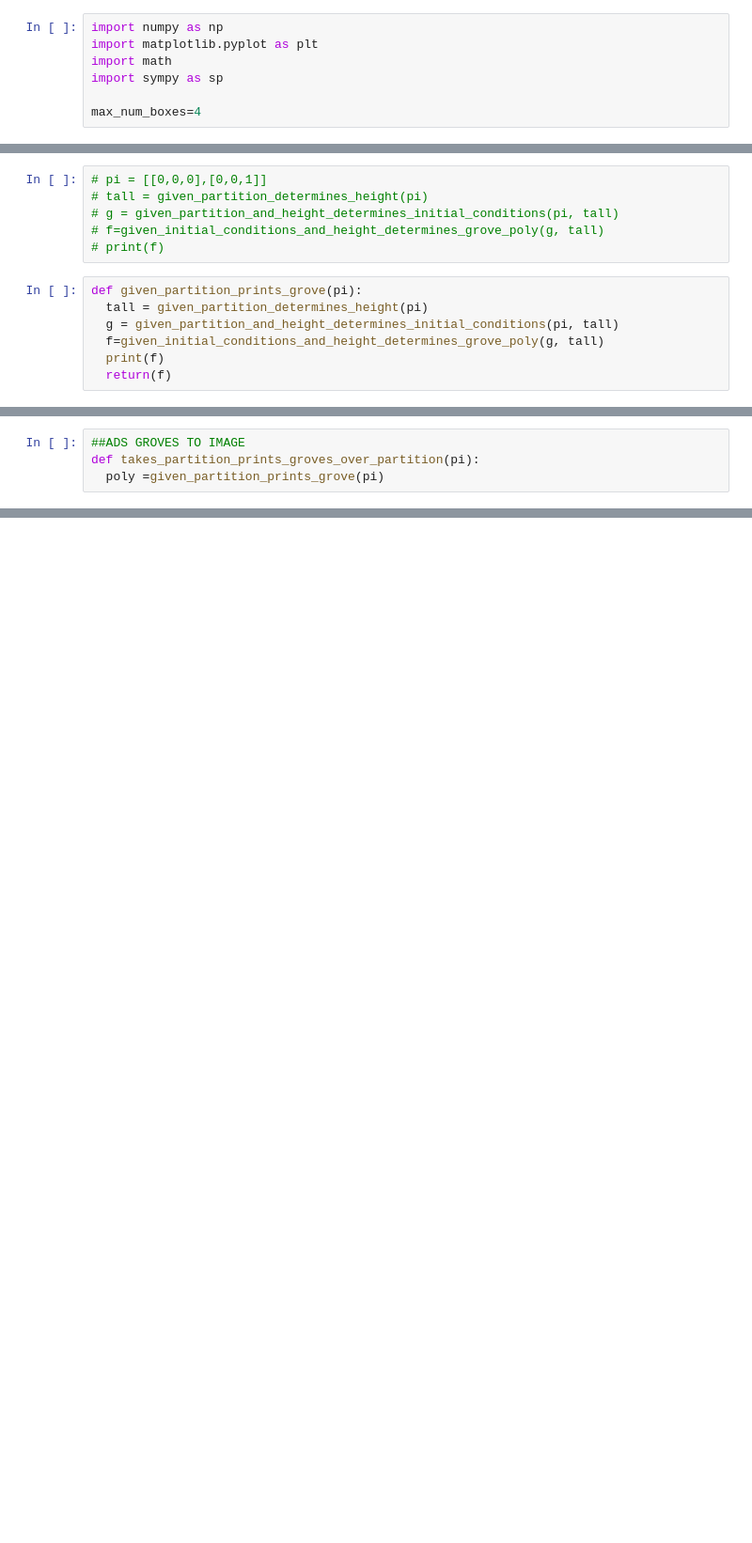
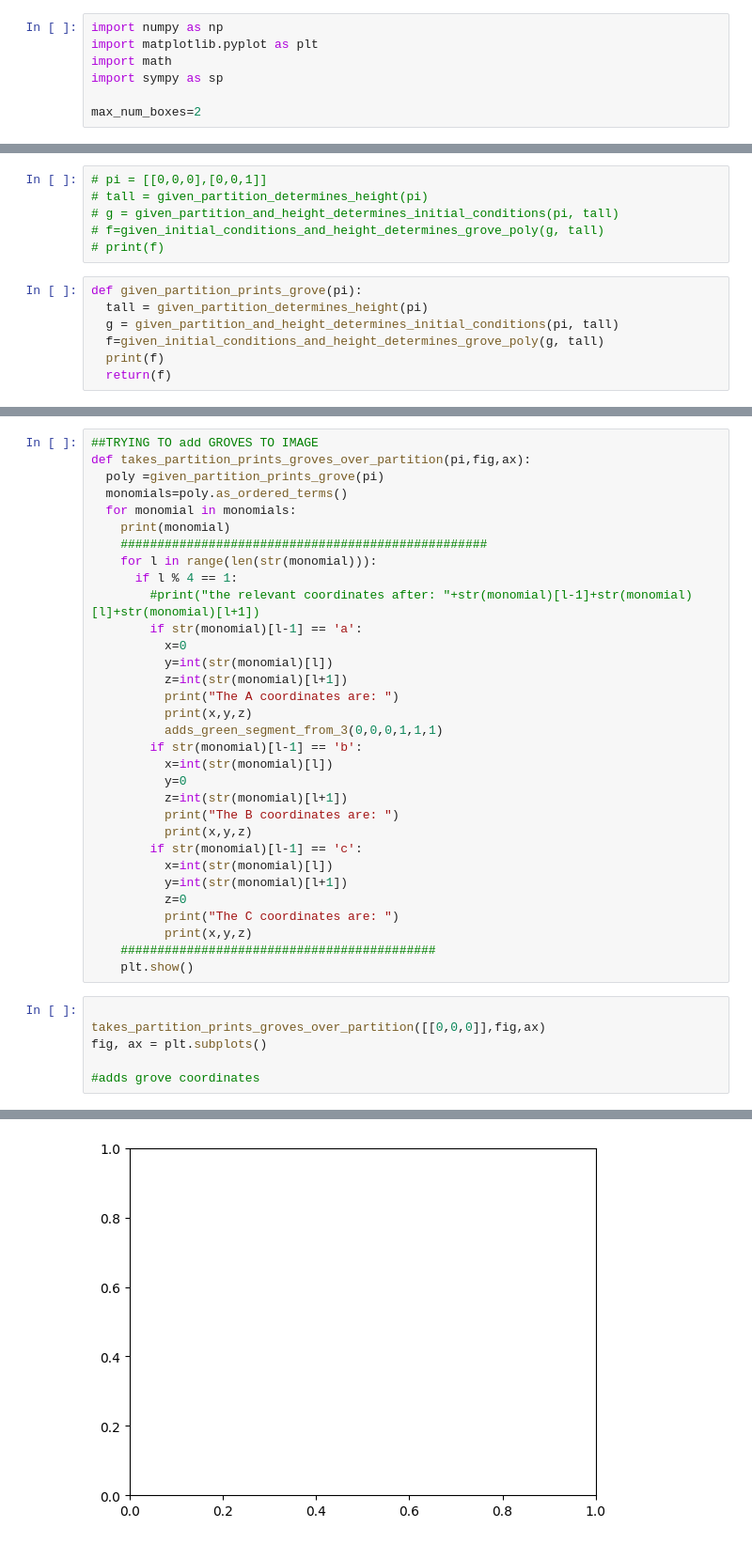
Before and after one commit to megboes/groves-research, a Jupyter notebook: groves.ipynb, the cells around one changed output, grey strips where cells are left out. Shown at 94% size. Cells and saved outputs as stored; diff of their text form; blank space fills up the shorter version.

```diff
--- a/groves.ipynb
+++ b/groves.ipynb
@@ -6,7 +6,7 @@ import matplotlib.pyplot as plt
 import math
 import sympy as sp
 
-max_num_boxes=4
+max_num_boxes=2
 # %%
 T1 = np.array([[math.sqrt(3)+3, math.sqrt(3)-3, -2*math.sqrt(3)],
               [math.sqrt(3)-3, math.sqrt(3)+3, -2*math.sqrt(3)]])
@@ -316,4 +295,39 @@ a00*a01*a02*b00*b01*b02 + a00*a01*a02*b00*b01*c00 + a00*a01*b00*b01*b02*c00 + a0
-# %%
-##ADS GROVES TO IMAGE
-def takes_partition_prints_groves_over_partition(pi):
-  poly =given_partition_prints_grove(pi)
+# %%
+##TRYING TO add GROVES TO IMAGE
+def takes_partition_prints_groves_over_partition(pi,fig,ax):
+  poly =given_partition_prints_grove(pi)
+  monomials=poly.as_ordered_terms()
+  for monomial in monomials:
+    print(monomial)
+    ##################################################
+    for l in range(len(str(monomial))):
+      if l % 4 == 1:
+        #print("the relevant coordinates after: "+str(monomial)[l-1]+str(monomial)[l]+str(monomial)[l+1])
+        if str(monomial)[l-1] == 'a':
+          x=0
+          y=int(str(monomial)[l])
+          z=int(str(monomial)[l+1])
+          print("The A coordinates are: ")
+          print(x,y,z)
+          adds_green_segment_from_3(0,0,0,1,1,1)
+        if str(monomial)[l-1] == 'b':
+          x=int(str(monomial)[l])
+          y=0
+          z=int(str(monomial)[l+1])
+          print("The B coordinates are: ")
+          print(x,y,z)
+        if str(monomial)[l-1] == 'c':
+          x=int(str(monomial)[l])
+          y=int(str(monomial)[l+1])
+          z=0
+          print("The C coordinates are: ")
+          print(x,y,z)
+    ###########################################
+    plt.show()
+# %%
+
+takes_partition_prints_groves_over_partition([[0,0,0]],fig,ax)
+fig, ax = plt.subplots()
+
+#adds grove coordinates
+# %% [output]
@@ -319,0 +350 @@ def takes_partition_prints_groves_over_partition(pi):
+[figure, added]
```
Also changed, not shown: parts of 5 cells of this notebook.
